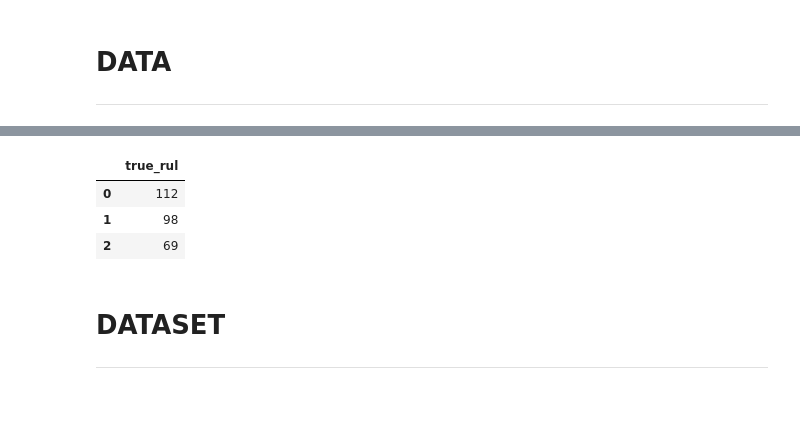
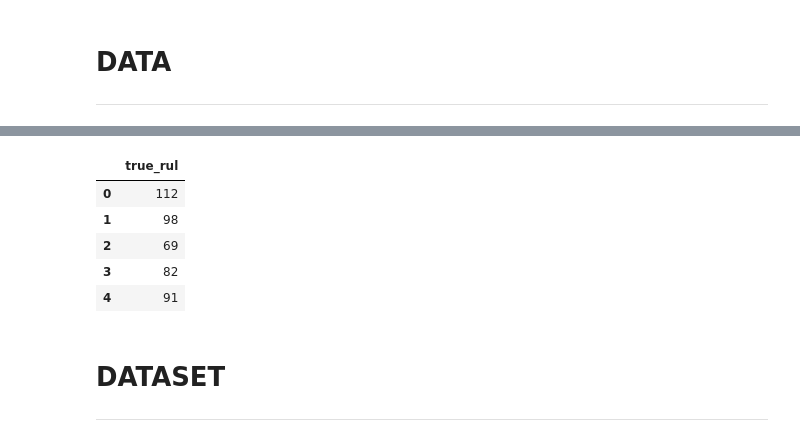
Before and after one commit to iKebb/IronHack-Final-Project, a Jupyter notebook: notebooks/01_eda_fd001.ipynb, the cells around one changed output, grey strips where cells are left out. Saved outputs shown, nothing was run; the diff lists cells and outputs as text; code cells hidden in the pictures; blank space fills up the shorter version.

```diff
--- a/notebooks/01_eda_fd001.ipynb
+++ b/notebooks/01_eda_fd001.ipynb
@@ -69,7 +60,7 @@ os.environ["TF_FORCE_GPU_ALLOW_GROWTH"]= "true"
 ---
 # %%
 def load_nasa_data(train, test, true_rul):
-  column_names= ["unit", "time"] + [f"op_setting_{i}" for i in range(1, 4)] + [f"sensor_{i}" for i in range(1, 22)]
+  column_names= ["unit", "cycle"] + [f"op_setting_{i}" for i in range(1, 4)] + [f"sensor_measure_{i}" for i in range(1, 22)]
   train_data= pd.read_csv(train, sep=r"\s+", header=None, names=column_names)
   test_data=  pd.read_csv(test, sep=r"\s+", header=None, names=column_names)
   true_rul=   pd.read_csv(true_rul, sep=r"\s+", header=None, names=["true_rul"])
@@ -96,10 +87,12 @@ test_data.head(3)
 # %%
-true_rul.head(3)
+true_rul.head()
 # %% [output]
 |  | true_rul |
 | 0 | 112 |
 | 1 | 98 |
 | 2 | 69 |
+| 3 | 82 |
+| 4 | 91 |
 # %% [markdown]
 # **DATASET**
 
```
Also changed, not shown: parts of 32 cells of this notebook.
